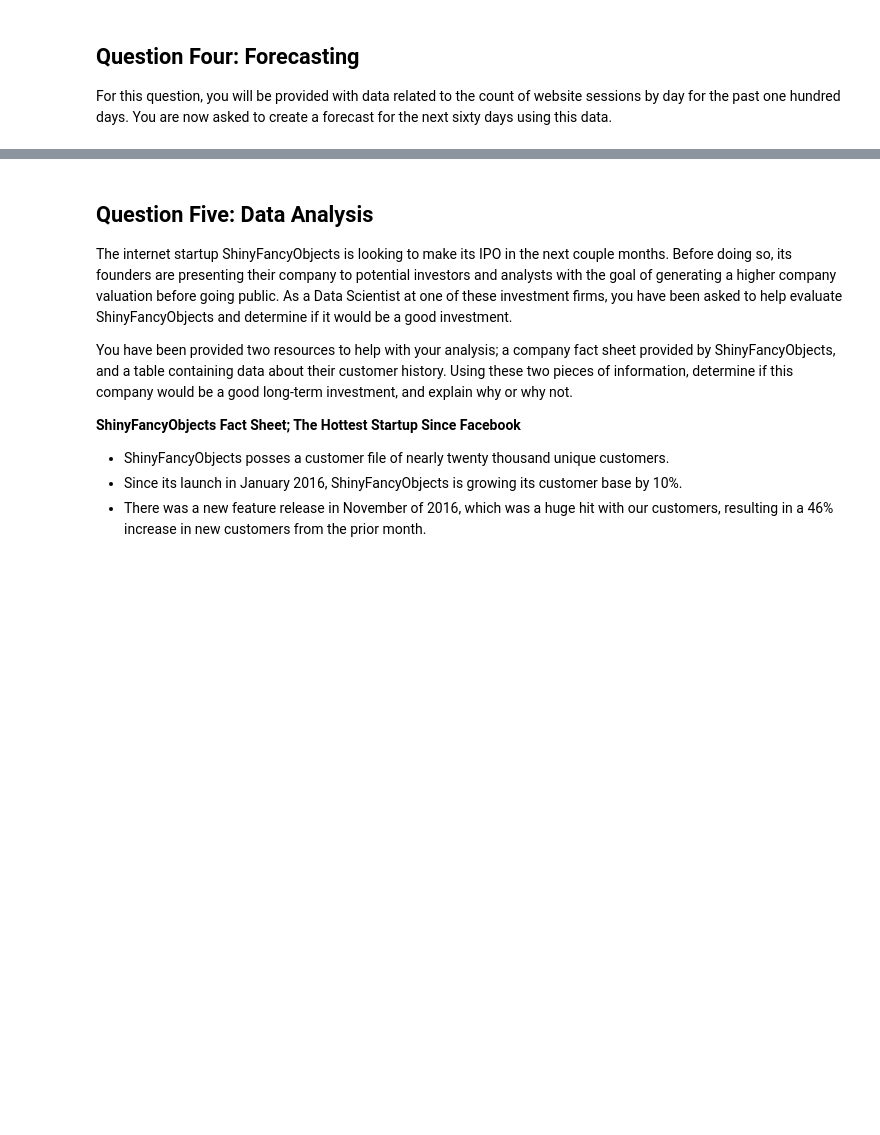
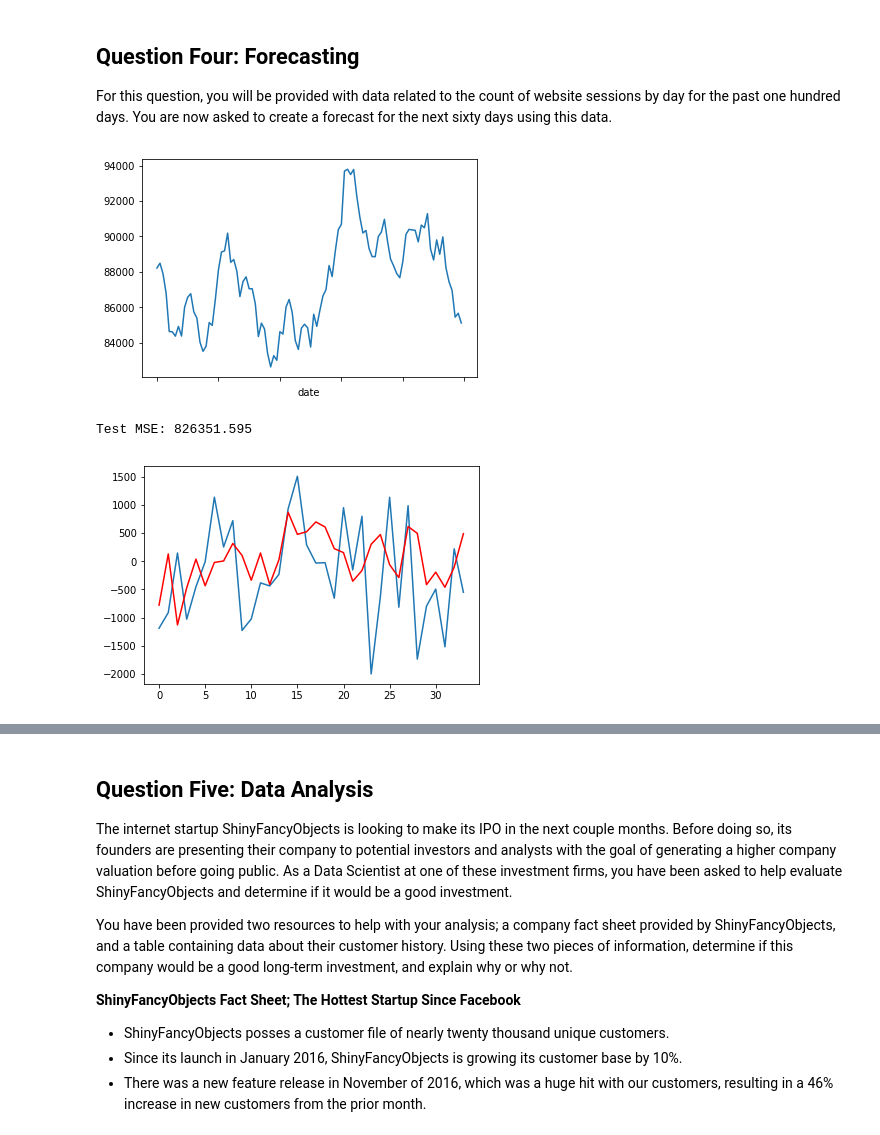
Before and after one commit to nastyh/FTL, a Jupyter notebook: fl_candidate_test_python.ipynb, the cells around one changed output, grey strips where cells are left out. Drawn from its saved outputs; the diff is of its cells as text; code cells hidden in the pictures; blank space fills up the shorter version.

```diff
--- a/fl_candidate_test_python.ipynb
+++ b/fl_candidate_test_python.ipynb
@@ -304,0 +344,46 @@ sessionsDf = pd.DataFrame(data = sessionData)
+# %%
+#Making a timeseries out of the original dataset
+ser = pd.Series(sessionsDf['sessions'].values, index = sessionsDf['date'])
+ser.plot()
+pyplot.show() #looking at how what we have so far
+#No clear seasonality, trend or spikes around holidays.
+
+
+def difference(dataset):  #difference between the current and the lagging day
+    diff = list()
+    for i in range(1, len(dataset)):
+        value = dataset[i] - dataset[i - 1]
+        diff.append(value)
+    return np.array(diff)
+
+def predict(coef, history):  # predictor
+    yhat = coef[0]
+    for i in range(1, len(coef)):
+        yhat += coef[i] * history[-i]
+    return yhat
+#-----------------
+X = difference(ser.values)  # creating a train and a test set in order to evaluate the accuracy of the model
+size = int(len(X) * 0.66)
+train, test = X[0:size], X[size:]
+model = AR(train)
+model_fit = model.fit(maxlag=15, disp=False) # maxlag allows to change how far back we autoregress
+window = model_fit.k_ar
+coef = model_fit.params
+#------------------
+history = [train[i] for i in range(len(train))]
+predictions = list()
+for t in range(len(test)):
+	yhat = predict(coef, history)
+	obs = test[t]
+	predictions.append(yhat)
+	history.append(obs)
+error = mean_squared_error(test, predictions)
+print('Test MSE: %.3f' % error) #look at the error, try to change maxlog above to achieve a lower number here
+#-------------------
+pyplot.plot(test)
+pyplot.plot(predictions, color='red')
+pyplot.show() # how the predicted model performs vs. the actual numbers
+# %% [output]
+[figure, added]
+Test MSE: 826351.595
+[figure, added]
```
Also changed, not shown: parts of 12 cells of this notebook.
